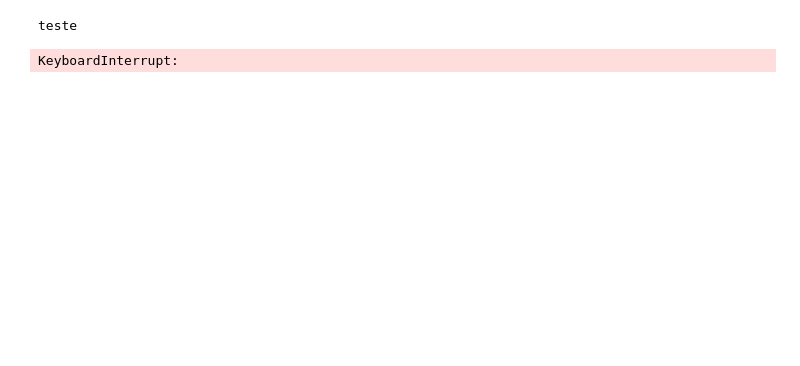
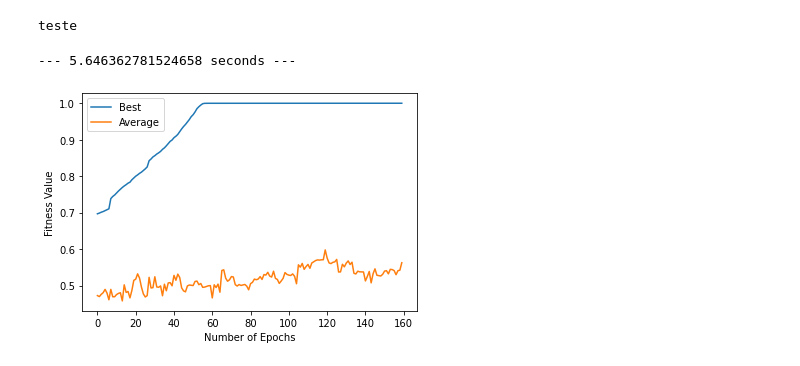
Before and after one commit to pdcos/evolutionary_algorithms, a Jupyter notebook: notebooks/optainet_loop.ipynb, the cells around one changed output. Drawn from its saved outputs; the diff is of its cells as text; code cells hidden in the pictures; blank space fills up the shorter version.

```diff
--- a/notebooks/optainet_loop.ipynb
+++ b/notebooks/optainet_loop.ipynb
@@ -43,6 +53,7 @@ class OptAiNet():
                  seed=42,
                  eval_every=100,
                  verbose = 0,
+                 maintain_history = False
                 ):
 
         self.num_epochs = num_epochs
@@ -66,8 +77,21 @@ class OptAiNet():
         self.verbose = verbose
         np.random.seed(seed=seed)
 
-        self.max_fitness = 0
-        self.min_fitness = 1
+
+        # Problem in max_fitness inicialization due to high incidence of zeros in rocket fitness
+        self.max_fitness = 0.1
+        self.min_fitness = 0
+
+        self.best_solution_fitness = 0
+        self.best_solution = 0
+
+        self.maintain_history = maintain_history
+        self.memory_cell_history = []
+        self.clone_history = []
+
+        self.min_mat = self.value_ranges.T[0, :]
+        self.max_mat = self.value_ranges.T[1,:]
+
 
         #self.init_pop()
         #self.fitness_evaluation()
@@ -82,13 +106,14 @@ class OptAiNet():
 
     def init_pop(self):
         self.pop = np.random.rand(self.pop_size, self.chrom_length)
-        self.min_mat = self.value_ranges.T[0, :]
-        self.max_mat = self.value_ranges.T[1,:]
-        self.pop = self.pop * (self.max_mat - self.min_mat) + self.min_mat
+        self.memory_cells = self.pop.copy()
+        #self.min_mat = self.value_ranges.T[0, :]
+        #self.max_mat = self.value_ranges.T[1,:]
+        #self.pop = self.pop * (self.max_mat - self.min_mat) + self.min_mat
         #self.f_pop = self.fitness_func(self.pop)
 
     def fitness_evaluation(self):
-        self.f_pop = self.fitness_func(self.pop)
+        self.f_pop = self.fitness_func(self.pop, self.value_ranges)
         self.curr_f_max = self.f_pop.max()
         self.curr_f_min = self.f_pop.min()
 
@@ -98,11 +123,21 @@ class OptAiNet():
             self.min_fitness = self.curr_f_min
 
         self.f_pop_norm = (self.f_pop - self.min_fitness)/(self.max_fitness - self.min_fitness)
+        curr_max_fitness = self.f_pop.max()
+        if self.best_solution_fitness < curr_max_fitness:
+            self.best_solution = self.pop[self.f_pop.argmax()]
+            self.best_solution_fitness = curr_max_fitness
+
         return
 
     def clone(self):
         self.pop = np.repeat(self.pop, repeats=self.Nc + 1, axis=0)
         self.f_pop_norm = np.repeat(self.f_pop_norm, repeats=self.Nc + 1, axis=0)
+        memory_denorm = self.memory_cells * (self.max_mat - self.min_mat) + self.min_mat
+        self.memory_cell_history.append(memory_denorm)
+        clone_denorm = self.pop * (self.max_mat - self.min_mat) + self.min_mat
+        self.clone_history.append(clone_denorm)
+
 
     def mutation(self):
         self.alpha = (1/self.beta) * np.exp(-self.f_pop_norm)
@@ -114,7 +149,13 @@ class OptAiNet():
         self.alpha = np.repeat(self.alpha, self.chrom_length)
 
         self.alpha = self.alpha.reshape(self.random_mutation.shape)
+
         self.pop = self.pop + self.alpha * self.random_mutation
+        mask = self.pop > 1
+        self.pop[mask] = 1
+        mask = self.pop < 0
+        self.pop[mask] = 0
+
         # Still needs to add a way to invalidate a individual in a positsion outside of the searhc spacie
 
     def evaluation(self):
@@ -122,6 +163,9 @@ class OptAiNet():
         mean_error = np.abs(self.f_pop_avg - self.f_pop_avg_previous)
         if  mean_error < self.clone_threshold:
             self.continue_clone = False
+            #if self.maintain_history:
+                #clone_denorm = self.pop * (self.max_mat - self.min_mat) + self.min_mat
+                #self.clone_history.append(clone_denorm)
         else:
             self.continue_clone = True
         self.f_pop_avg_previous = self.f_pop_avg
@@ -136,13 +180,14 @@ class OptAiNet():
         self.f_pop = self.f_pop[best_indices]
         self.best_ind = self.pop.copy()
         self.best_fits = self.f_pop.copy()
+        self.memory_cells = self.pop.copy()
 
     def add_newcomers(self):
         n_new_ind = int(len(self.pop) * self.newcomers_percentage)
         if n_new_ind == 0:
             n_new_ind = 1
         newcomers = np.random.rand(n_new_ind, self.chrom_length)
-        newcomers = newcomers * (self.max_mat - self.min_mat) + self.min_mat
+        #newcomers = newcomers * (self.max_mat - self.min_mat) + self.min_mat
         self.pop = np.append(self.pop, newcomers, axis=0)
 
     def callback(self):
@@ -159,43 +204,48 @@ class OptAiNet():
         self.fitness_evaluation()
         for epoch in tqdm(range(self.num_epochs)):
             self.curr_epoch = epoch
+            ###
+            ###
             while self.continue_clone:
                 self.clone()
                 self.mutation()
                 self.fitness_evaluation()
                 self.evaluation()
             self.continue_clone = True
             self.f_pop_avg_previous = 0
             self.supress_cells()
             self.add_newcomers()
             self.fitness_evaluation()
             self.callback()
         print("--- %s seconds ---" % (time.time() - start_time))
         return self.best_ind
 
     def plot(self):
         plt.plot(self.best_ind_list, label="Best")
         plt.plot(self.avg_ind_list, label="Average")
         plt.xlabel("Number of Epochs")
         plt.ylabel("Fitness Value")
         plt.legend()
         plt.show()
 
 
+
 opt_ai_net = OptAiNet(
-                num_epochs=400,
+                num_epochs=160,
                 pop_size=20,
                 Nc=10,
                 chrom_length=2,
-                clone_threshold=0.1,
+                clone_threshold=0.2,
                 supression_threshold=0.2,
-                newcomers_percentage=0.01,
-                beta=100,
-                value_ranges=[(-10,10), (-10,10)],
-                fitness_func=schaffer_function
+                newcomers_percentage=0.1,
+                beta=1000,
+                value_ranges=[(-1,1), (-1,1)],
+                fitness_func=roots_function,
+                maintain_history=True
             )
 
 best_solutions = opt_ai_net.fit()
 opt_ai_net.plot()
 # %% [output]
-KeyboardInterrupt:
+--- 5.646362781524658 seconds ---
+[figure, added]
```
Also changed, not shown: parts of 7 cells of this notebook, 3 other files.
